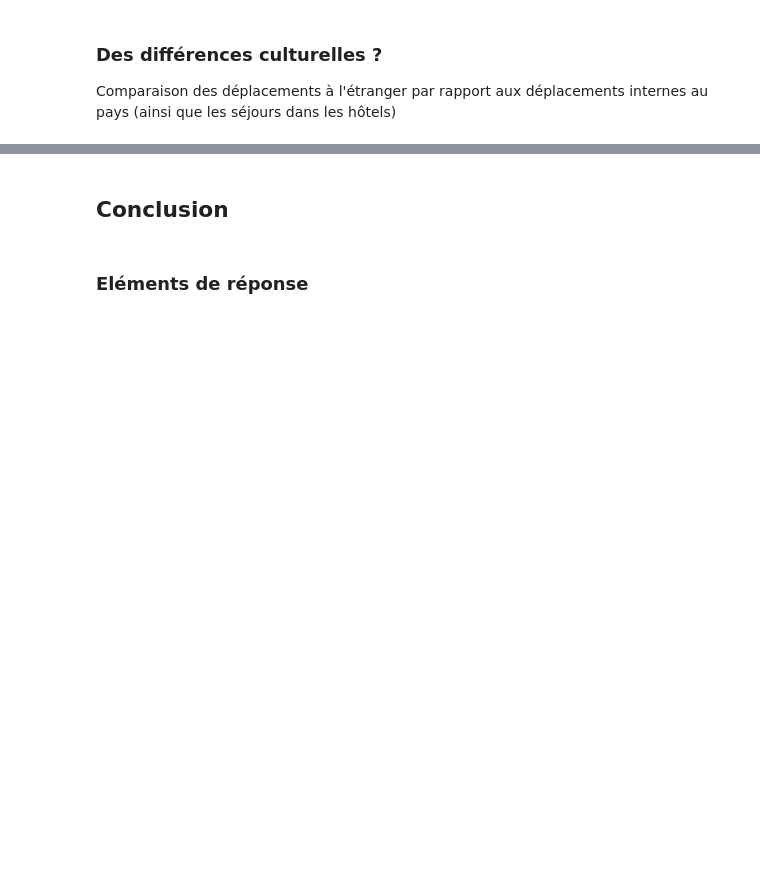
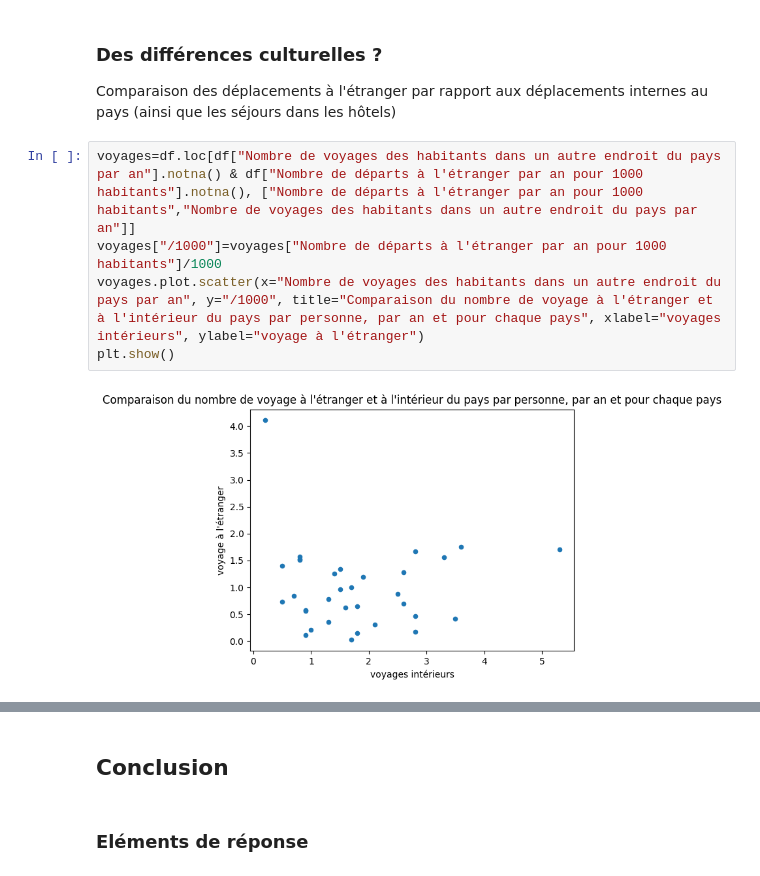
Before and after one commit to BONNET-Quentin/Projet-info, a Jupyter notebook: Projet.ipynb, the cells around one changed output, grey strips where cells are left out. Cells and saved outputs as stored; diff of their text form; blank space fills up the shorter version.

```diff
--- a/Projet.ipynb
+++ b/Projet.ipynb
@@ -119,3 +128,10 @@ travail.plot.bar(x="Pays", y=["Nombre d'employés dans la restauration pour 1000
 ### Des différences culturelles ?
 
 Comparaison des déplacements à l'étranger par rapport aux déplacements internes au pays (ainsi que les séjours dans les hôtels)
+# %%
+voyages=df.loc[df["Nombre de voyages des habitants dans un autre endroit du pays par an"].notna() & df["Nombre de départs à l'étranger par an pour 1000 habitants"].notna(), ["Nombre de départs à l'étranger par an pour 1000 habitants","Nombre de voyages des habitants dans un autre endroit du pays par an"]]
+voyages["/1000"]=voyages["Nombre de départs à l'étranger par an pour 1000 habitants"]/1000
+voyages.plot.scatter(x="Nombre de voyages des habitants dans un autre endroit du pays par an", y="/1000", title="Comparaison du nombre de voyage à l'étranger et à l'intérieur du pays par personne, par an et pour chaque pays", xlabel="voyages intérieurs", ylabel="voyage à l'étranger")
+plt.show()
+# %% [output]
+[figure, added]
```
Also changed, not shown: parts of 9 cells of this notebook, 1 other file.
